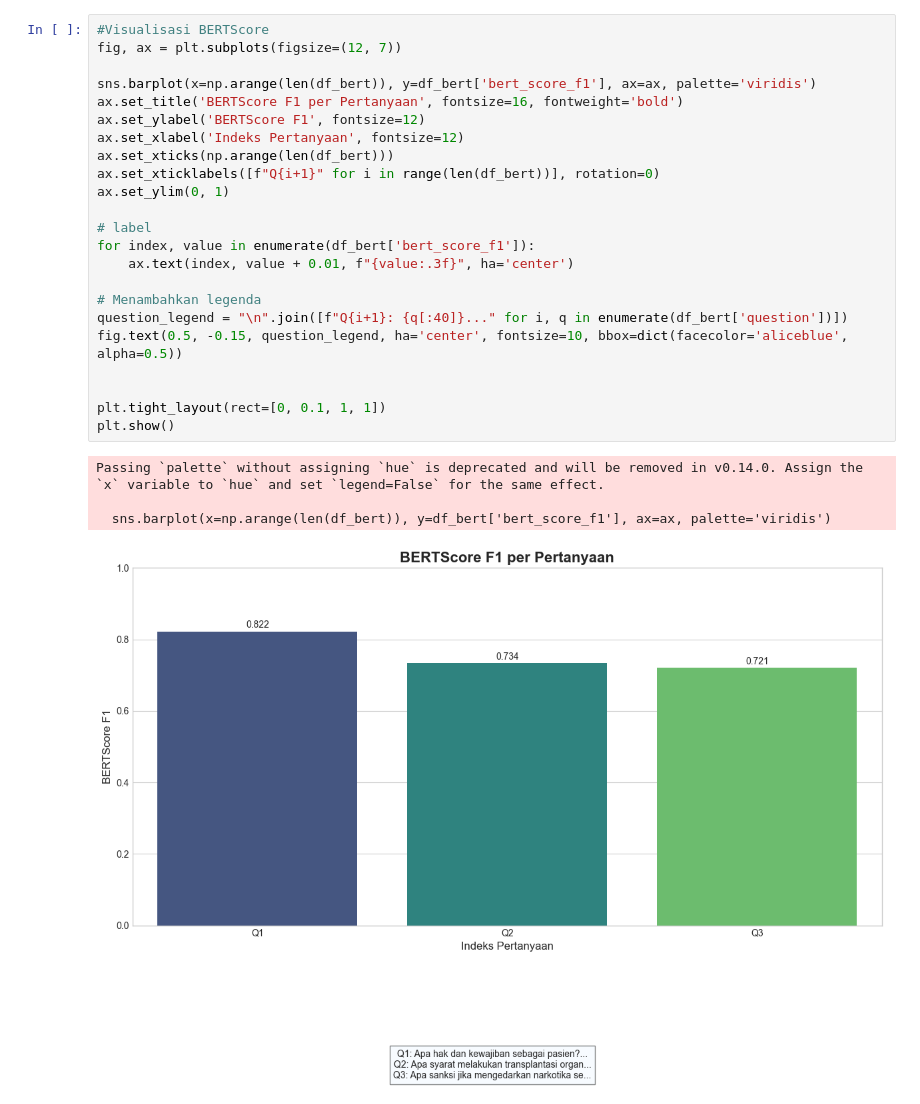
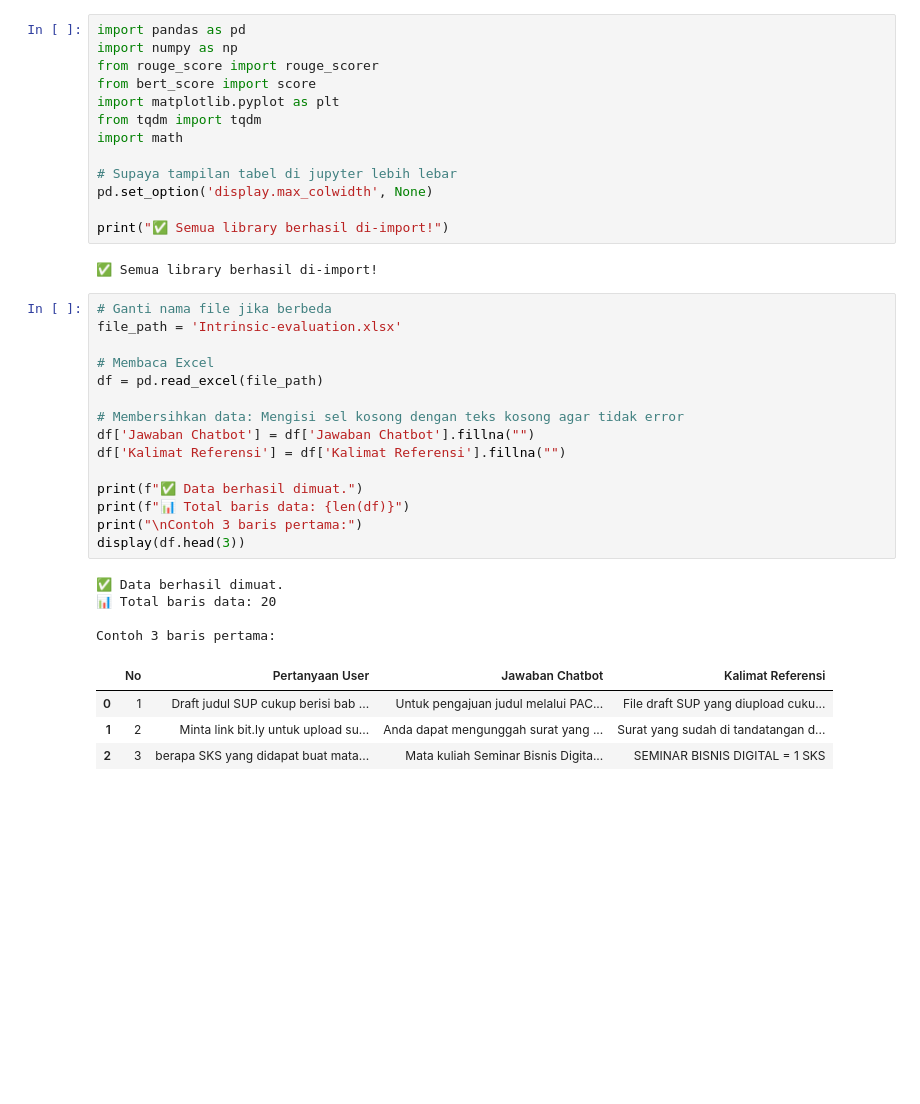
Before and after one commit to AliefMuhammad/RAG---Academic-Chatbot-information, a Jupyter notebook: model_test_accuracy.ipynb, the cells around one changed output. Saved outputs shown, nothing was run; the diff lists cells and outputs as text; blank space fills up the shorter version.

```diff
--- a/model_test_accuracy.ipynb
+++ b/model_test_accuracy.ipynb
@@ -155,28 +1,39 @@ done in 1.70 seconds, 1.76 sentences/sec
-# %%
-#Visualisasi BERTScore
-fig, ax = plt.subplots(figsize=(12, 7))
-
-sns.barplot(x=np.arange(len(df_bert)), y=df_bert['bert_score_f1'], ax=ax, palette='viridis')
-ax.set_title('BERTScore F1 per Pertanyaan', fontsize=16, fontweight='bold')
-ax.set_ylabel('BERTScore F1', fontsize=12)
-ax.set_xlabel('Indeks Pertanyaan', fontsize=12)
-ax.set_xticks(np.arange(len(df_bert)))
-ax.set_xticklabels([f"Q{i+1}" for i in range(len(df_bert))], rotation=0)
-ax.set_ylim(0, 1)
-
-# label
-for index, value in enumerate(df_bert['bert_score_f1']):
-    ax.text(index, value + 0.01, f"{value:.3f}", ha='center')
-
-# Menambahkan legenda
-question_legend = "\n".join([f"Q{i+1}: {q[:40]}..." for i, q in enumerate(df_bert['question'])])
-fig.text(0.5, -0.15, question_legend, ha='center', fontsize=10, bbox=dict(facecolor='aliceblue', alpha=0.5))
-
-
-plt.tight_layout(rect=[0, 0.1, 1, 1])
-plt.show()
-# %% [output]
-Passing `palette` without assigning `hue` is deprecated and will be removed in v0.14.0. Assign the `x` variable to `hue` and set `legend=False` for the same effect.
-
-  sns.barplot(x=np.arange(len(df_bert)), y=df_bert['bert_score_f1'], ax=ax, palette='viridis')
-[figure, removed]
+# %%
+import pandas as pd
+import numpy as np
+from rouge_score import rouge_scorer
+from bert_score import score
+import matplotlib.pyplot as plt
+from tqdm import tqdm
+import math
+
+# Supaya tampilan tabel di jupyter lebih lebar
+pd.set_option('display.max_colwidth', None)
+
+print("✅ Semua library berhasil di-import!")
+# %% [output]
+✅ Semua library berhasil di-import!
+# %%
+# Ganti nama file jika berbeda
+file_path = 'Intrinsic-evaluation.xlsx'
+
+# Membaca Excel
+df = pd.read_excel(file_path)
+
+# Membersihkan data: Mengisi sel kosong dengan teks kosong agar tidak error
+df['Jawaban Chatbot'] = df['Jawaban Chatbot'].fillna("")
+df['Kalimat Referensi'] = df['Kalimat Referensi'].fillna("")
+
+print(f"✅ Data berhasil dimuat.")
+print(f"📊 Total baris data: {len(df)}")
+print("\nContoh 3 baris pertama:")
+display(df.head(3))
+# %% [output]
+✅ Data berhasil dimuat.
+📊 Total baris data: 20
+
+Contoh 3 baris pertama:
+|  | No | Pertanyaan User | Jawaban Chatbot | Kalimat Referensi |
+| 0 | 1 | Draft judul SUP cukup berisi bab ... | Untuk pengajuan judul melalui PAC... | File draft SUP yang diupload cuku... |
+| 1 | 2 | Minta link bit.ly untuk upload su... | Anda dapat mengunggah surat yang ... | Surat yang sudah di tandatangan d... |
+| 2 | 3 | berapa SKS yang didapat buat mata... | Mata kuliah Seminar Bisnis Digita... | SEMINAR BISNIS DIGITAL = 1 SKS |
```
Also changed, not shown: parts of 10 cells of this notebook, 2 other files.
